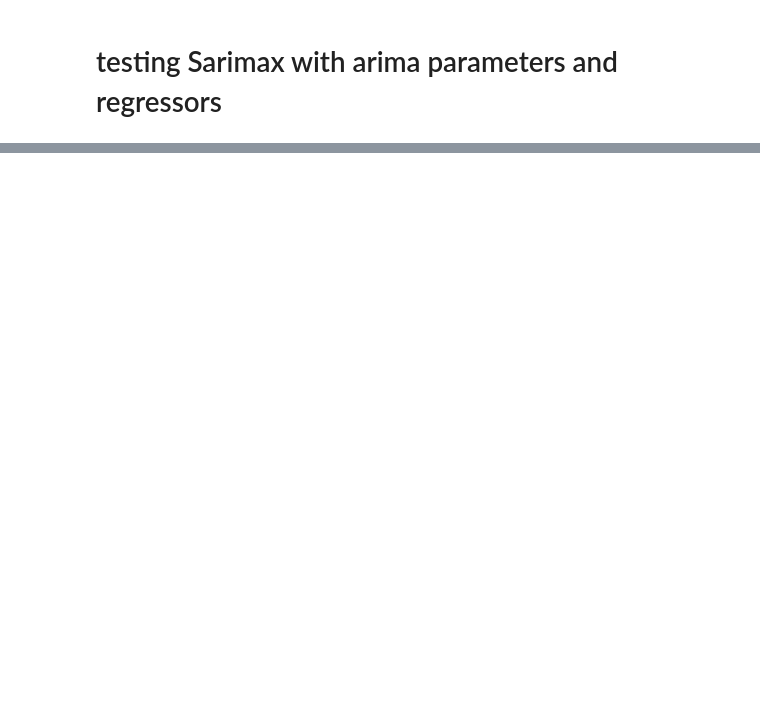
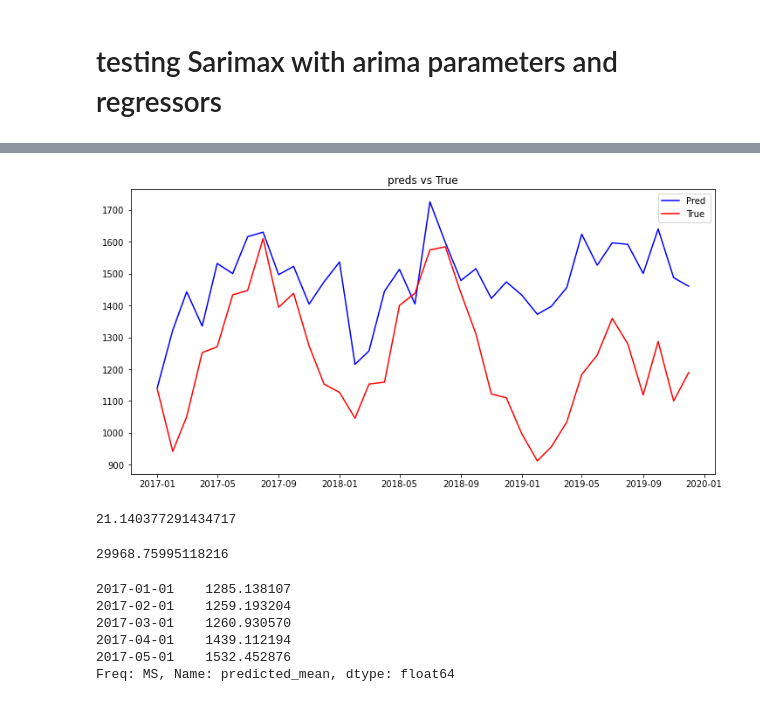
Before and after one commit to mamer-alomari/mameralomarinewyorkmodel, a Jupyter notebook: Buffalo_crime_Modeling.ipynb, the cells around one changed output, grey strips where cells are left out. Saved outputs shown, nothing was run; the diff lists cells and outputs as text; code cells hidden in the pictures; blank space fills up the shorter version.

```diff
--- a/Buffalo_crime_Modeling.ipynb
+++ b/Buffalo_crime_Modeling.ipynb
@@ -510,0 +412,12 @@ ModuleNotFoundError: No module named 'pmdarima'
+# %%
+plot('Sarimax35512')
+# %% [output]
+[figure, added]
+# %%
+mape(results.ctotal,results.Sarimax35512)
+# %% [output]
+21.140377291434717
+# %%
+mean_squared_error(results.ctotal,results.Sarimax30512)
+# %% [output]
+29968.75995118216
@@ -510,0 +428,9 @@ ModuleNotFoundError: No module named 'pmdarima'
+# %%
+pred.head()
+# %% [output]
+2017-01-01    1285.138107
+2017-02-01    1259.193204
+2017-03-01    1260.930570
+2017-04-01    1439.112194
+2017-05-01    1532.452876
+Freq: MS, Name: predicted_mean, dtype: float64
```
Also changed, not shown: parts of 92 cells of this notebook.
